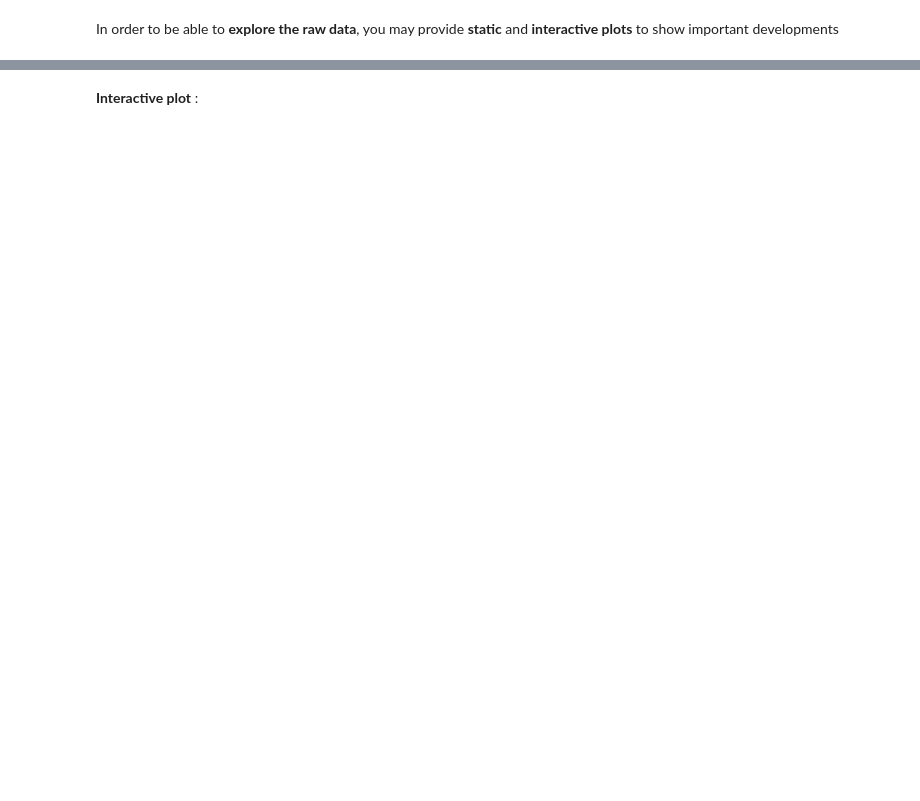
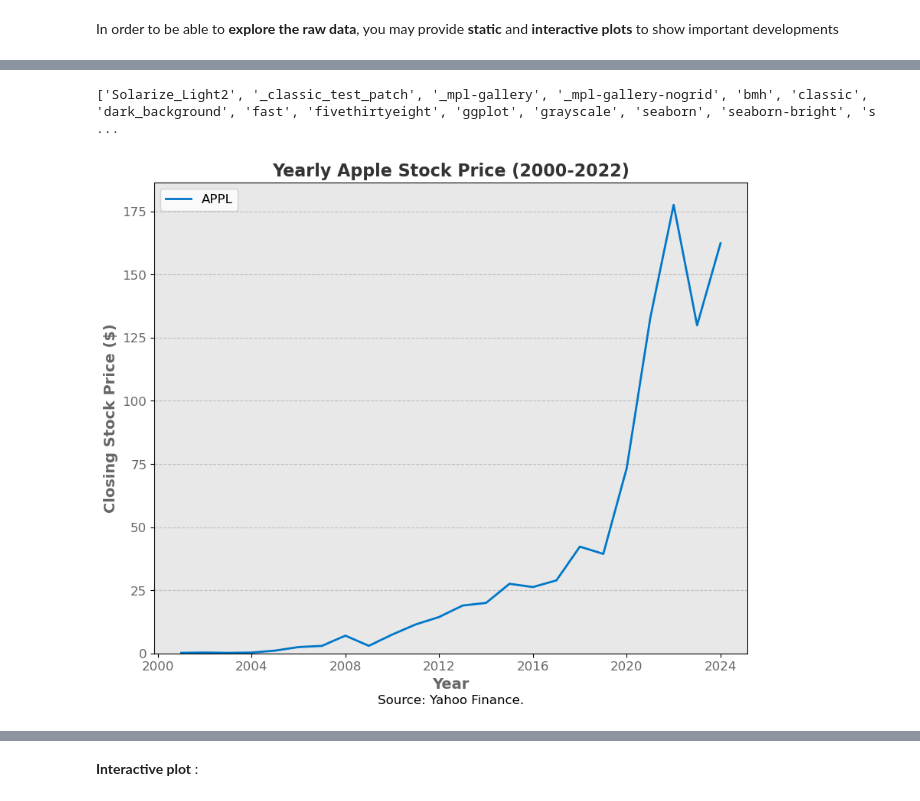
Before and after one commit to NumEconCopenhagen/projects-2023-jc, a Jupyter notebook: dataproject/dataproject.ipynb, the cells around one changed output, grey strips where cells are left out. Drawn from its saved outputs; the diff is of its cells as text; code cells hidden in the pictures; blank space fills up the shorter version.

```diff
--- a/dataproject/dataproject.ipynb
+++ b/dataproject/dataproject.ipynb
@@ -153,0 +180,49 @@ valuta
+# %%
+#5: Making the graph more stylish
+
+# Choose a style theme
+plt.style.use('seaborn-bright')
+
+# There are many other styles availble that can be found by printing the below
+print(plt.style.available)
+
+# Create a figure and axis object
+fig, ax = plt.subplots(figsize=(10, 8)) #If desired the graph size can be smaller
+
+# Plot the data with a line of a different color and thickness
+ax.plot(AAPL_yearly_close.index, AAPL_yearly_close.values, color='#0077C8', linewidth=2)
+
+# Set the background color of the plot area
+ax.set_facecolor('#E8E8E8') #Code for dark grey color
+
+# Set the tick label size and color
+ax.tick_params(axis='both', which='major', labelsize=12, labelcolor='#666666') #Hex color, respresenting a dark grey color
+
+# Format the x-axis labels to show only the year
+date_fmt = mdates.DateFormatter('%Y')
+ax.xaxis.set_major_formatter(date_fmt)
+
+# Set the axis labels and title
+ax.set_xlabel('Year', fontsize=14, fontweight='bold', color='#666666')
+ax.set_ylabel('Closing Stock Price ($)', fontsize=14, fontweight='bold', color='#666666')
+ax.set_title('Yearly Apple Stock Price (2000-2022)', fontsize=16, fontweight='bold', color='#333333')
+
+# Add a horizontal grid line and adjust the y-axis limits
+ax.grid(axis='y', linestyle='--', color='#999999', alpha=0.5)
+ax.set_ylim(bottom=0)
+
+# Add a legend to the plot
+ax.legend(['APPL'], loc='upper left', fontsize=12)
+
+# Add annotation to the plot
+note = 'Source: Yahoo Finance.'
+ax.annotate(note, xy=(0.5, -0.1), xycoords='axes fraction', fontsize=12, ha='center', va='center')
+
+#save the figure as a file in the directory
+fig.savefig('apple_stock_price.png', dpi=300)
+
+# Show the plot
+plt.show()
+# %% [output]
+['Solarize_Light2', '_classic_test_patch', '_mpl-gallery', '_mpl-gallery-nogrid', 'bmh', 'classic', 'dark_background', 'fast', 'fivethirtyeight', 'ggplot', 'grayscale', 'seaborn', 'seaborn-bright', 's ...
+[figure, added]
```
Also changed, not shown: parts of 22 cells of this notebook, 1 other file.
